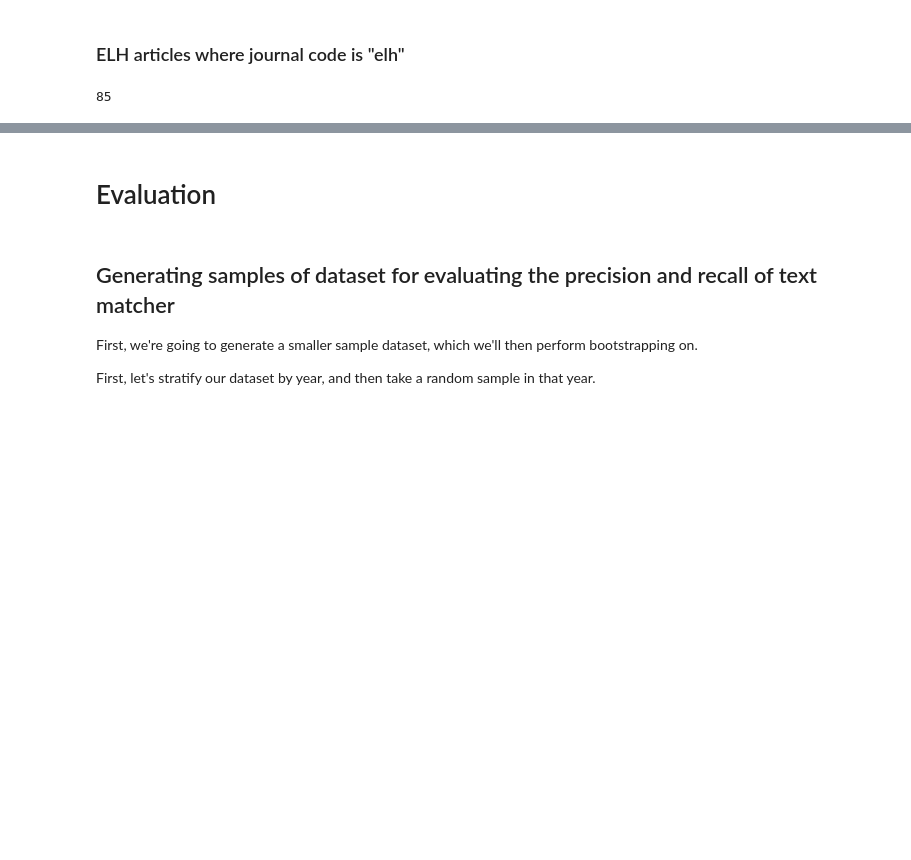
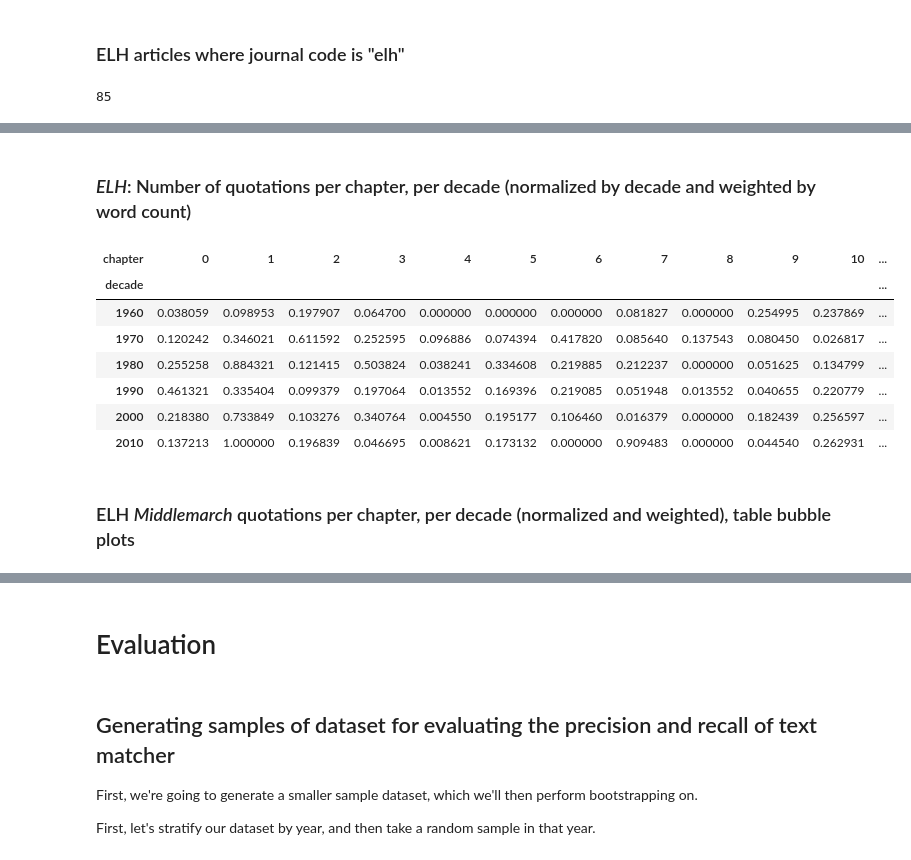
Before and after one commit to lit-mod-viz/middlemarch-critical-histories, a Jupyter notebook: notebooks/jstor-data-and-analysis.ipynb, the cells around one changed output, grey strips where cells are left out. Cells and saved outputs as stored; diff of their text form; code cells hidden in the pictures; blank space fills up the shorter version.

```diff
--- a/notebooks/jstor-data-and-analysis.ipynb
+++ b/notebooks/jstor-data-and-analysis.ipynb
@@ -1600,0 +1861,18 @@ len(elhJournalCodes)
+# %% [markdown]
+### *ELH*: Number of quotations per chapter, per decade (normalized by decade and weighted by word count)
+# %%
+# Weighted by wordcount (by the number of words in the quoatation) and normalized by decade(counts are scaled to the maximum value per decade)
+ELHnormalizeddiaDF = diachronicAnalysis(df, decades=(1960, 2020), bins=chapterLocations, useWordcounts=True, normalize=True).sort_index()
+ELHnormalizeddiaDF.columns.name = 'chapter'
+ELHnormalizeddiaDF.index.name = 'decade'
+# %%
+ELHnormalizeddiaDF
+# %% [output]
+| chapter | 0 | 1 | 2 | 3 | 4 | 5 | 6 | 7 | 8 | 9 | 10 | ... |
+| decade |  |  |  |  |  |  |  |  |  |  |  | ... |
+| 1960 | 0.038059 | 0.098953 | 0.197907 | 0.064700 | 0.000000 | 0.000000 | 0.000000 | 0.081827 | 0.000000 | 0.254995 | 0.237869 | ... |
+| 1970 | 0.120242 | 0.346021 | 0.611592 | 0.252595 | 0.096886 | 0.074394 | 0.417820 | 0.085640 | 0.137543 | 0.080450 | 0.026817 | ... |
+| 1980 | 0.255258 | 0.884321 | 0.121415 | 0.503824 | 0.038241 | 0.334608 | 0.219885 | 0.212237 | 0.000000 | 0.051625 | 0.134799 | ... |
+| 1990 | 0.461321 | 0.335404 | 0.099379 | 0.197064 | 0.013552 | 0.169396 | 0.219085 | 0.051948 | 0.013552 | 0.040655 | 0.220779 | ... |
+| 2000 | 0.218380 | 0.733849 | 0.103276 | 0.340764 | 0.004550 | 0.195177 | 0.106460 | 0.016379 | 0.000000 | 0.182439 | 0.256597 | ... |
+| 2010 | 0.137213 | 1.000000 | 0.196839 | 0.046695 | 0.008621 | 0.173132 | 0.000000 | 0.909483 | 0.000000 | 0.044540 | 0.262931 | ... |
@@ -1600,0 +1883,2 @@ len(elhJournalCodes)
+# %% [markdown]
+### ELH *Middlemarch* quotations per chapter, per decade (normalized and weighted), table bubble plots
```
Also changed, not shown: parts of 50 cells of this notebook, 2 other files.
